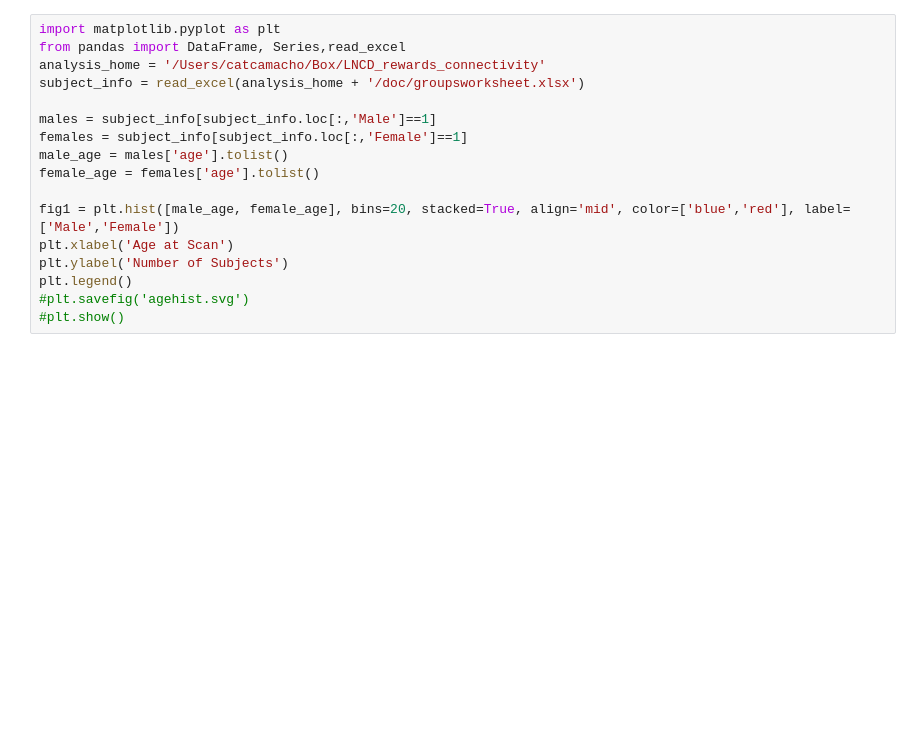
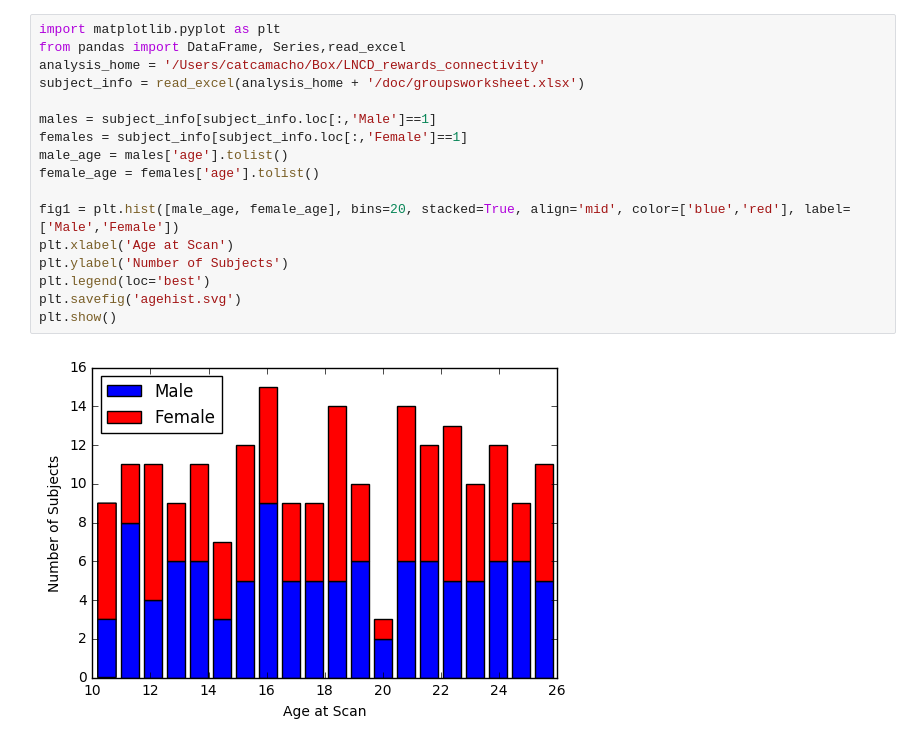
Before and after one commit to catcamacho/rewards_connectivity, a Jupyter notebook: BehavioralData.ipynb, the cells around one changed output. Cells and saved outputs as stored; diff of their text form; blank space fills up the shorter version.

```diff
--- a/BehavioralData.ipynb
+++ b/BehavioralData.ipynb
@@ -231,17 +249,19 @@ plt.show()
 # %%
 import matplotlib.pyplot as plt
 from pandas import DataFrame, Series,read_excel
 analysis_home = '/Users/catcamacho/Box/LNCD_rewards_connectivity'
 subject_info = read_excel(analysis_home + '/doc/groupsworksheet.xlsx')
 
 males = subject_info[subject_info.loc[:,'Male']==1]
 females = subject_info[subject_info.loc[:,'Female']==1]
 male_age = males['age'].tolist()
 female_age = females['age'].tolist()
 
 fig1 = plt.hist([male_age, female_age], bins=20, stacked=True, align='mid', color=['blue','red'], label=['Male','Female'])
 plt.xlabel('Age at Scan')
 plt.ylabel('Number of Subjects')
-plt.legend()
-#plt.savefig('agehist.svg')
-#plt.show()
+plt.legend(loc='best')
+plt.savefig('agehist.svg')
+plt.show()
+# %% [output]
+[figure, added]
```
Also changed, not shown: parts of 4 cells of this notebook, 2 other files.
